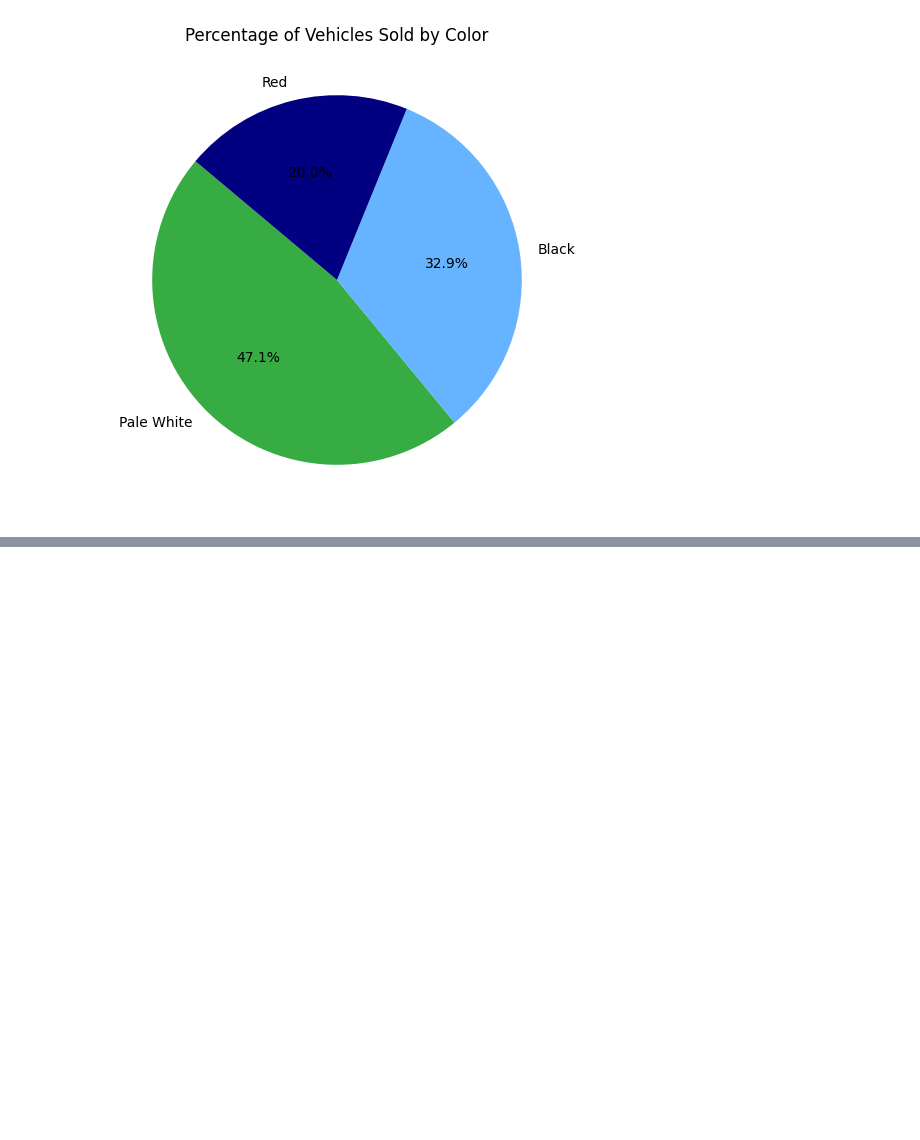
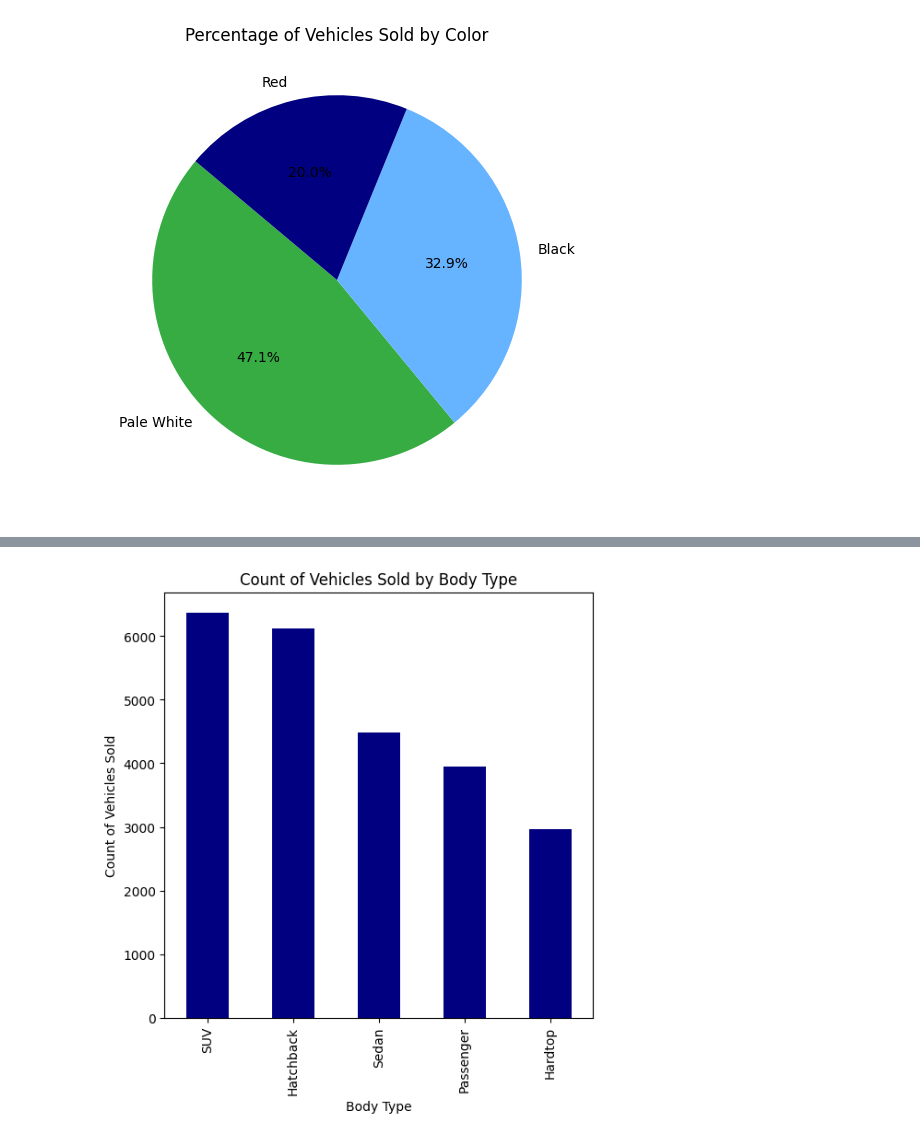
Before and after one commit to mutethiakigea/Car-Sales, a Jupyter notebook: car.ipynb, the cells around one changed output, grey strips where cells are left out. Cells and saved outputs as stored; diff of their text form; code cells hidden in the pictures; blank space fills up the shorter version.

```diff
--- a/car.ipynb
+++ b/car.ipynb
@@ -181,0 +204,4 @@ plt.show()
+# %%
+BodyType=df.groupby('Body Style')['Car_id'].count()
+BodyType=BodyType.sort_values(ascending=False)
+BodyType
@@ -181,0 +216,9 @@ plt.show()
+# %%
+plt.figure(figsize=(6,6))
+BodyType.plot(kind='bar', color=['#000080'])
+plt.title('Count of Vehicles Sold by Body Type')
+plt.ylabel('Count of Vehicles Sold')
+plt.xlabel('Body Type')
+plt.show()
+# %% [output]
+[figure, added]
```
Also changed, not shown: parts of 5 cells of this notebook, 2 other files.
